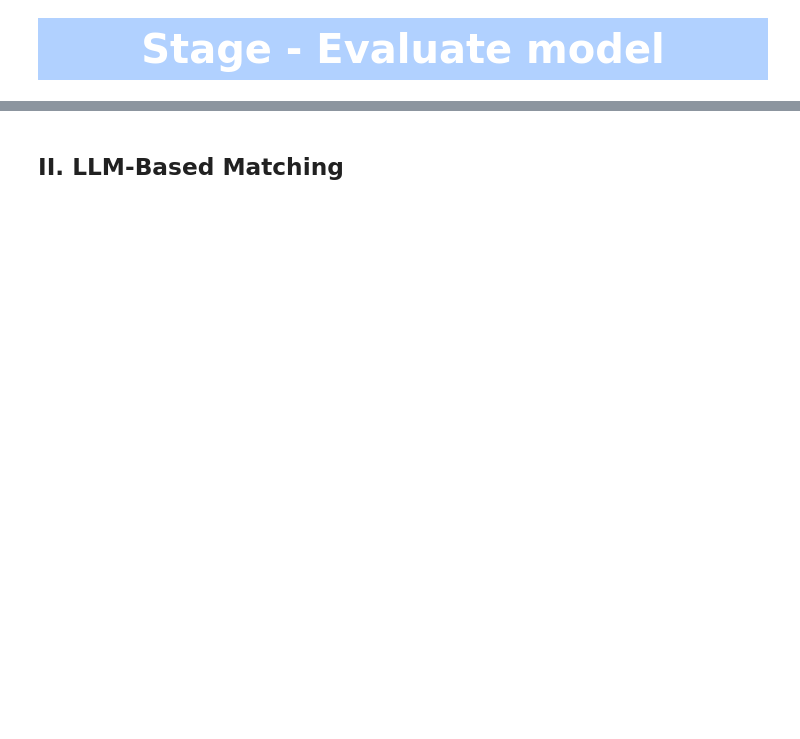
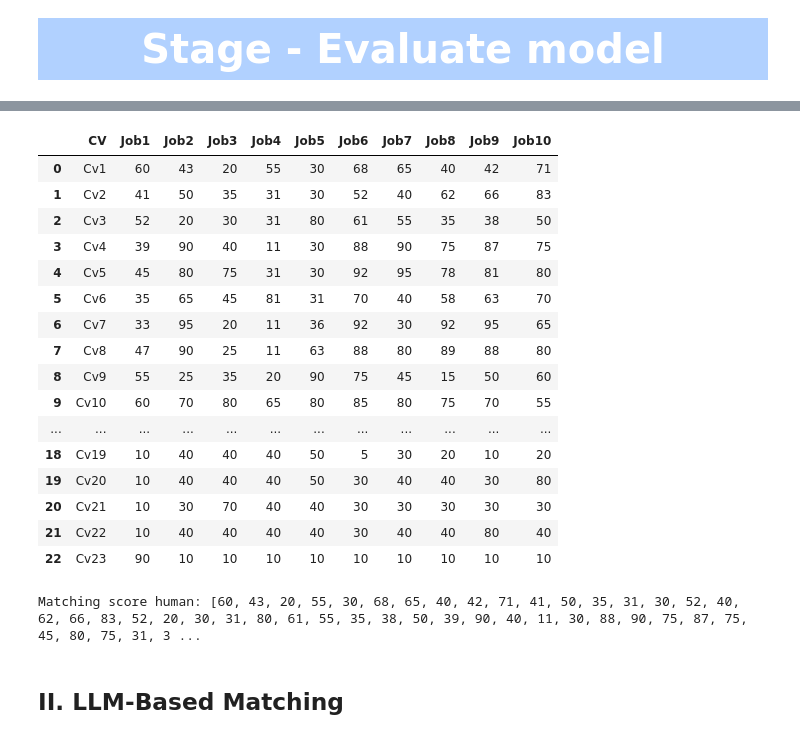
Before and after one commit to trgtanhh04/TopDev-LLM-Recommendation, a Jupyter notebook: app/backend/evaluate_llm/evaluate.ipynb, the cells around one changed output, grey strips where cells are left out. Saved outputs shown, nothing was run; the diff lists cells and outputs as text; code cells hidden in the pictures; blank space fills up the shorter version.

```diff
--- a/app/backend/evaluate_llm/evaluate.ipynb
+++ b/app/backend/evaluate_llm/evaluate.ipynb
@@ -235,3 +41,31 @@ Matching Score: {'match_score': 55, 'skill_score': 20.0, 'exp_score': 20, 'title
+# %%
+path_eval = '../database/survey.csv'
+data_eval = pd.read_csv(path_eval)
+df = pd.DataFrame(data_eval)
+df
+# %% [output]
+|  | CV | Job1 | Job2 | Job3 | Job4 | Job5 | Job6 | Job7 | Job8 | Job9 | Job10 |
+| 0 | Cv1 | 60 | 43 | 20 | 55 | 30 | 68 | 65 | 40 | 42 | 71 |
+| 1 | Cv2 | 41 | 50 | 35 | 31 | 30 | 52 | 40 | 62 | 66 | 83 |
+| 2 | Cv3 | 52 | 20 | 30 | 31 | 80 | 61 | 55 | 35 | 38 | 50 |
+| 3 | Cv4 | 39 | 90 | 40 | 11 | 30 | 88 | 90 | 75 | 87 | 75 |
+| 4 | Cv5 | 45 | 80 | 75 | 31 | 30 | 92 | 95 | 78 | 81 | 80 |
+| 5 | Cv6 | 35 | 65 | 45 | 81 | 31 | 70 | 40 | 58 | 63 | 70 |
+| 6 | Cv7 | 33 | 95 | 20 | 11 | 36 | 92 | 30 | 92 | 95 | 65 |
+| 7 | Cv8 | 47 | 90 | 25 | 11 | 63 | 88 | 80 | 89 | 88 | 80 |
+| 8 | Cv9 | 55 | 25 | 35 | 20 | 90 | 75 | 45 | 15 | 50 | 60 |
+| 9 | Cv10 | 60 | 70 | 80 | 65 | 80 | 85 | 80 | 75 | 70 | 55 |
+| ... | ... | ... | ... | ... | ... | ... | ... | ... | ... | ... | ... |
+| 18 | Cv19 | 10 | 40 | 40 | 40 | 50 | 5 | 30 | 20 | 10 | 20 |
+| 19 | Cv20 | 10 | 40 | 40 | 40 | 50 | 30 | 40 | 40 | 30 | 80 |
+| 20 | Cv21 | 10 | 30 | 70 | 40 | 40 | 30 | 30 | 30 | 30 | 30 |
+| 21 | Cv22 | 10 | 40 | 40 | 40 | 40 | 30 | 40 | 40 | 80 | 40 |
+| 22 | Cv23 | 90 | 10 | 10 | 10 | 10 | 10 | 10 | 10 | 10 | 10 |
+# %%
+matching_score_human = df.drop(columns=['CV']).values.flatten().tolist()
+print("Matching score human:", matching_score_human)
+# %% [output]
+Matching score human: [60, 43, 20, 55, 30, 68, 65, 40, 42, 71, 41, 50, 35, 31, 30, 52, 40, 62, 66, 83, 52, 20, 30, 31, 80, 61, 55, 35, 38, 50, 39, 90, 40, 11, 30, 88, 90, 75, 87, 75, 45, 80, 75, 31, 3 ...
 # %% [markdown]
 ## II. LLM-Based Matching
 # %%
```
Also changed, not shown: parts of 26 cells of this notebook, 10 other files.
